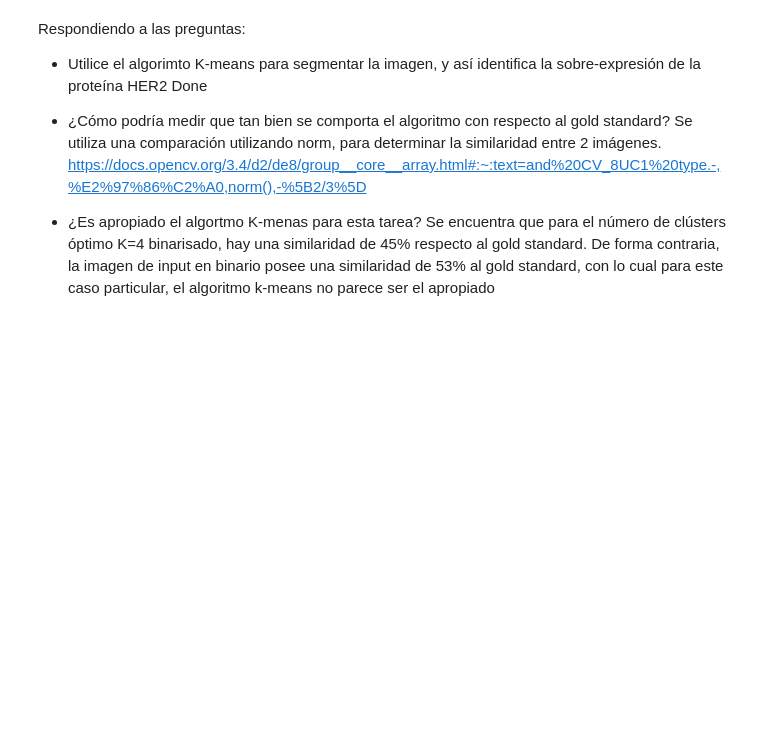
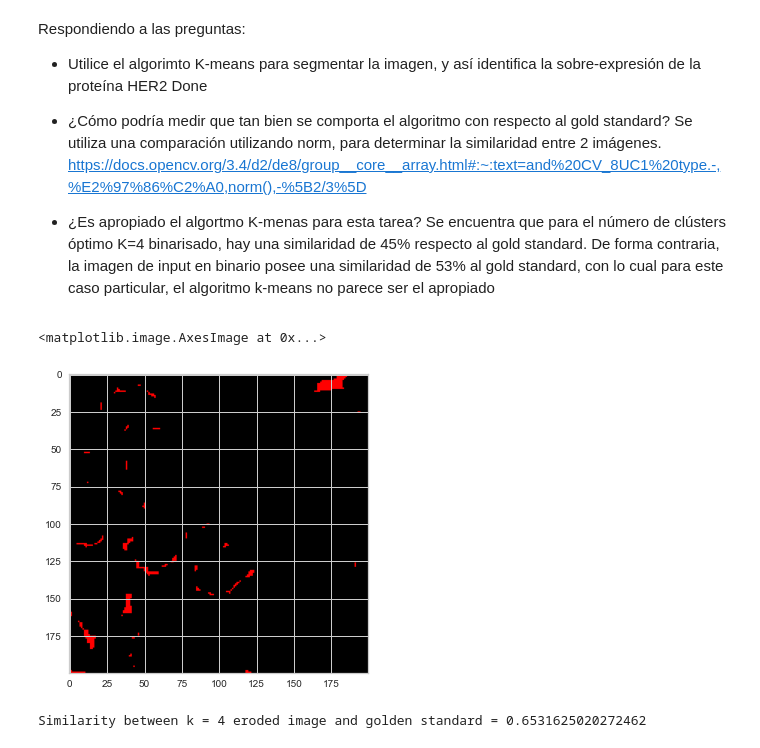
Before and after one commit to washuleru1/k-means, a Jupyter notebook: k-means.ipynb, the cells around one changed output. Cells and saved outputs as stored; diff of their text form; code cells hidden in the pictures; blank space fills up the shorter version.

Commit message:
Se prueba erosión de binario, mejora el desempeño de kmeans pero sigue insuficiente.

```diff
--- a/k-means.ipynb
+++ b/k-means.ipynb
@@ -157,3 +157,17 @@ Se utiliza una comparación utilizando norm, para determinar la similaridad entr
 
 - ¿Es apropiado el algortmo K-menas para esta tarea?
 Se encuentra que para el número de clústers óptimo K=4 binarisado, hay una similaridad de 45% respecto al gold standard. De forma contraria, la imagen de input en binario posee una similaridad de 53% al gold standard, con lo cual para este caso particular, el algoritmo k-means no parece ser el apropiado
+# %%
+#Probando con erosión a imagen de k=4 binarizada
+kernel = np.ones((5,5), np.uint8)
+img_erosion = cv2.erode(img_binary, kernel, iterations=1)
+plt.imshow(img_erosion)
+# %% [output]
+<matplotlib.image.AxesImage at 0x...>
+[figure, added]
+# %%
+errorL2 = cv2.norm(expected_output, img_erosion, cv2.NORM_L2)
+similarity = 1 - errorL2 / (h*w)
+print("Similarity between k = {} eroded image and golden standard = {} ".format(K_clusters,similarity))
+# %% [output]
+Similarity between k = 4 eroded image and golden standard = 0.6531625020272462
```
Also changed, not shown: parts of 4 cells of this notebook.
